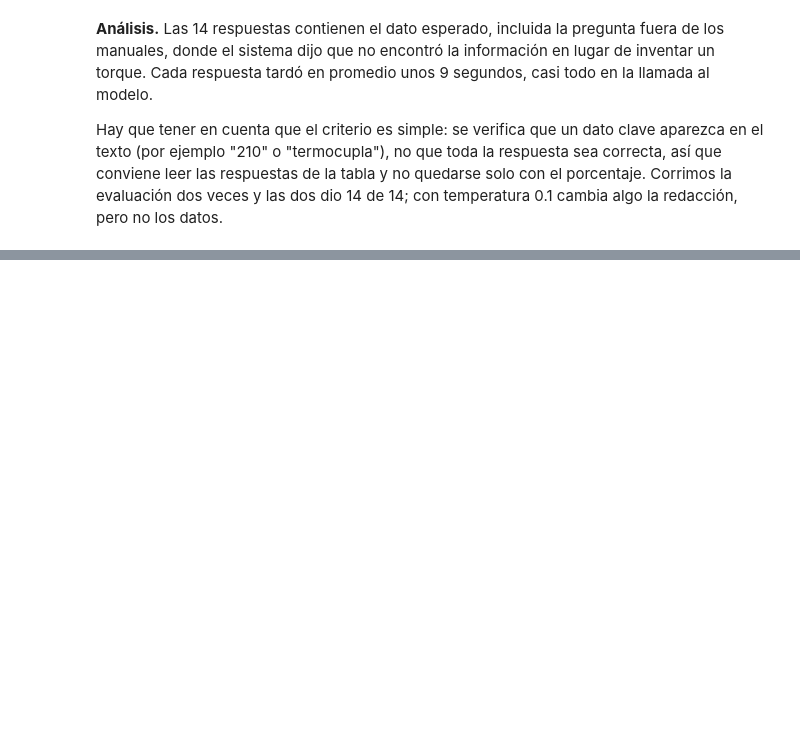
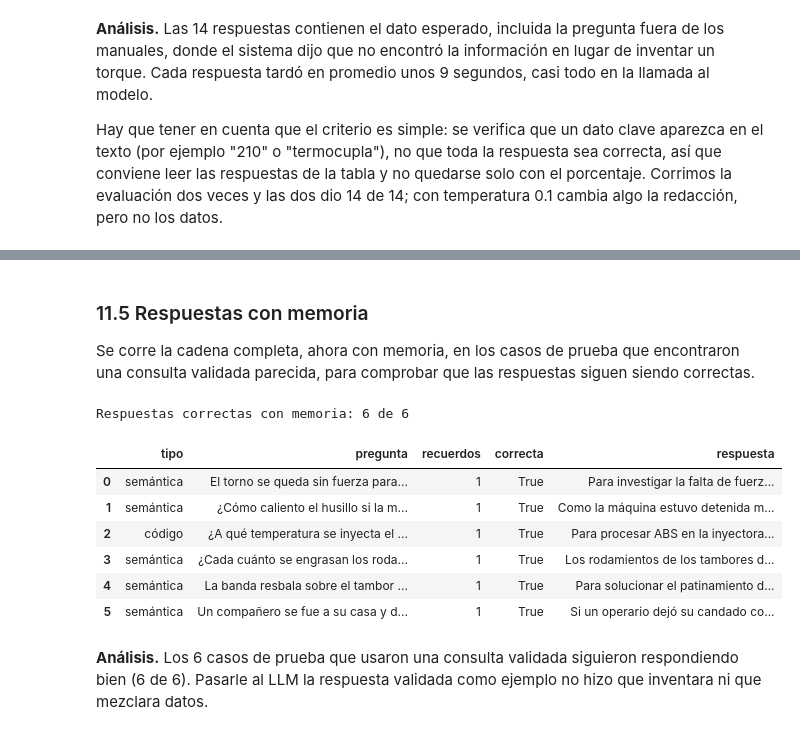
Before and after one commit to Aguobiedo/Trabajo_Practico_2_IA, a Jupyter notebook: server/TP2_Asistente.ipynb, the cells around one changed output, grey strips where cells are left out. Cells and saved outputs as stored; diff of their text form; code cells hidden in the pictures; blank space fills up the shorter version.

```diff
--- a/server/TP2_Asistente.ipynb
+++ b/server/TP2_Asistente.ipynb
@@ -873,0 +1244,20 @@ Hay que tener en cuenta que el criterio es simple: se verifica que un dato clave
+# %% [markdown]
+### 11.5 Respuestas con memoria
+
+Se corre la cadena completa, ahora con memoria, en los casos de prueba que encontraron una consulta validada parecida, para comprobar que las respuestas siguen siendo correctas.
+# %%
+casos_con_memoria = [caso for caso, n in zip(CASOS, df_mem["recuerdos"]) if n]
+df_resp_mem = evaluar_respuestas(cadena_rag_mem, pausa=4, casos=casos_con_memoria)
+print(f"Respuestas correctas con memoria: {df_resp_mem['correcta'].sum()} de {len(df_resp_mem)}")
+df_resp_mem[["tipo", "pregunta", "recuerdos", "correcta", "respuesta"]]
+# %% [output]
+Respuestas correctas con memoria: 6 de 6
+|  | tipo | pregunta | recuerdos | correcta | respuesta |
+| 0 | semántica | El torno se queda sin fuerza para... | 1 | True | Para investigar la falta de fuerz... |
+| 1 | semántica | ¿Cómo caliento el husillo si la m... | 1 | True | Como la máquina estuvo detenida m... |
+| 2 | código | ¿A qué temperatura se inyecta el ... | 1 | True | Para procesar ABS en la inyectora... |
+| 3 | semántica | ¿Cada cuánto se engrasan los roda... | 1 | True | Los rodamientos de los tambores d... |
+| 4 | semántica | La banda resbala sobre el tambor ... | 1 | True | Para solucionar el patinamiento d... |
+| 5 | semántica | Un compañero se fue a su casa y d... | 1 | True | Si un operario dejó su candado co... |
+# %% [markdown]
+**Análisis.** Los 6 casos de prueba que usaron una consulta validada siguieron respondiendo bien (6 de 6). Pasarle al LLM la respuesta validada como ejemplo no hizo que inventara ni que mezclara datos.
```
Also changed, not shown: parts of 33 cells of this notebook, 17 other files.
